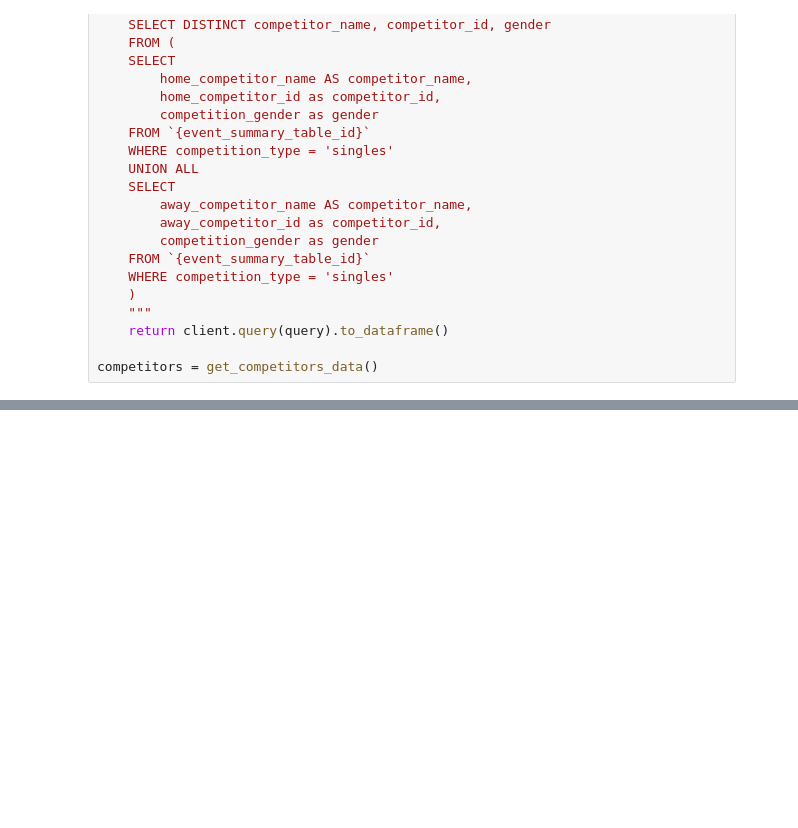
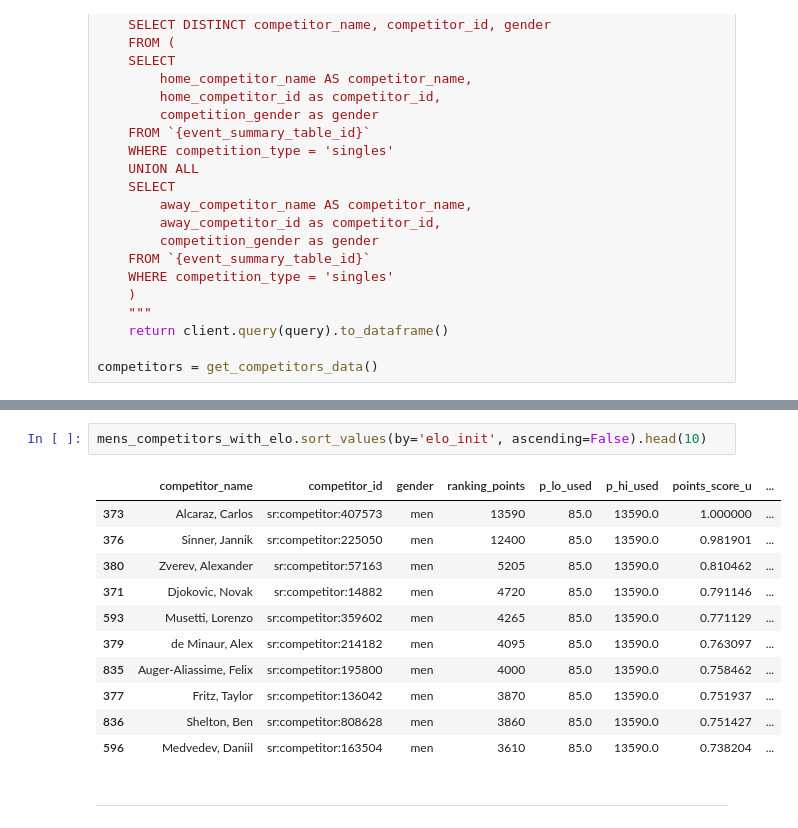
Before and after one commit to mattholden/tennis-origination, a Jupyter notebook: refined_tables/elo.ipynb, the cells around one changed output, grey strips where cells are left out. Saved outputs shown, nothing was run; the diff lists cells and outputs as text; blank space fills up the shorter version.

```diff
--- a/refined_tables/elo.ipynb
+++ b/refined_tables/elo.ipynb
@@ -183,0 +246,16 @@ mens_rankings.head()
+# %%
+mens_competitors_with_elo.sort_values(by='elo_init', ascending=False).head(10)
+# %% [output]
+|  | competitor_name | competitor_id | gender | ranking_points | p_lo_used | p_hi_used | points_score_u | ... |
+| 373 | Alcaraz, Carlos | sr:competitor:407573 | men | 13590 | 85.0 | 13590.0 | 1.000000 | ... |
+| 376 | Sinner, Jannik | sr:competitor:225050 | men | 12400 | 85.0 | 13590.0 | 0.981901 | ... |
+| 380 | Zverev, Alexander | sr:competitor:57163 | men | 5205 | 85.0 | 13590.0 | 0.810462 | ... |
+| 371 | Djokovic, Novak | sr:competitor:14882 | men | 4720 | 85.0 | 13590.0 | 0.791146 | ... |
+| 593 | Musetti, Lorenzo | sr:competitor:359602 | men | 4265 | 85.0 | 13590.0 | 0.771129 | ... |
+| 379 | de Minaur, Alex | sr:competitor:214182 | men | 4095 | 85.0 | 13590.0 | 0.763097 | ... |
+| 835 | Auger-Aliassime, Felix | sr:competitor:195800 | men | 4000 | 85.0 | 13590.0 | 0.758462 | ... |
+| 377 | Fritz, Taylor | sr:competitor:136042 | men | 3870 | 85.0 | 13590.0 | 0.751937 | ... |
+| 836 | Shelton, Ben | sr:competitor:808628 | men | 3860 | 85.0 | 13590.0 | 0.751427 | ... |
+| 596 | Medvedev, Daniil | sr:competitor:163504 | men | 3610 | 85.0 | 13590.0 | 0.738204 | ... |
+# %% [markdown]
+______
```
Also changed, not shown: parts of 30 cells of this notebook, 3 other files.
